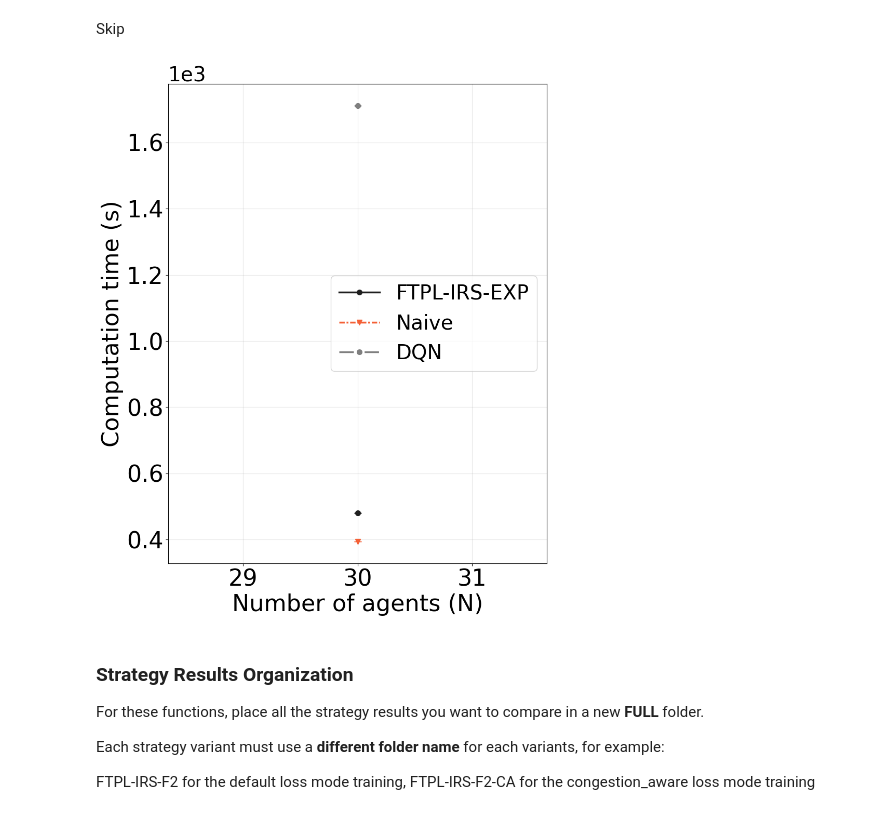
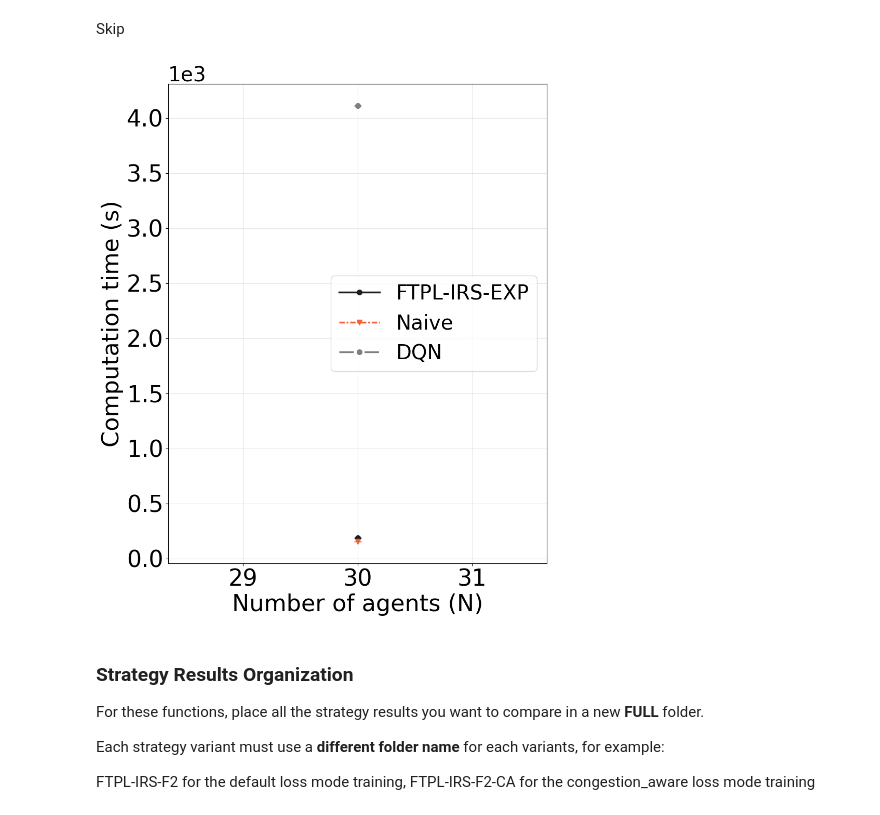
Before and after one commit to yaju1995/ecml2026, a Jupyter notebook: simulation/results_analysis-CA.ipynb, the cells around one changed output. Cells and saved outputs as stored; diff of their text form; code cells hidden in the pictures.

```diff
--- a/simulation/results_analysis-CA.ipynb
+++ b/simulation/results_analysis-CA.ipynb
@@ -21,9 +21,9 @@ Strategy.register("GREEDY", Baseline)
 Strategy.register("EV_DRL", DRL)
 # add drl
 
-
-base_path = "./results_ECML2026/"
-strategies_and_samples_dict = find_strategies_and_samples(base_path, verbose=True)
+# Base directory for this experiment
+BASE_PATH = "./results_ECML2026_30EVs_DRL_setup6_2000eps_test/"
+strategies_and_samples_dict = find_strategies_and_samples(BASE_PATH, verbose=True)
 # %% [output]
 Strategies and samples found:
   - CA: 1
@@ -32,5 +32,13 @@ Strategies and samples found:
   - tables: 2
 # %% [markdown]
 ## Load all results
+# %%
+# Subdirectories
+RESULT_PATH = os.path.join(BASE_PATH, "CA")
+SAVE_PATH   = os.path.join(BASE_PATH, "images", "CA")
+TABLE_PATH = os.path.join(BASE_PATH, "tables")
+# Ensure all required directories exist
+for path in [BASE_PATH, RESULT_PATH, SAVE_PATH,TABLE_PATH]:
+    os.makedirs(path, exist_ok=True)
 # %%
 cmp = StrategyComparison(
@@ -80,20 +85,18 @@ with open(base_path+"tables/computation_table.pkl", "wb") as f:
     pickle.dump(computation_table, f)
 # %%
-base_path = "./results_ECML2026/"
-
-sc = StrategyComparison(path=base_path+"CA/", n_agents=30, verbose=False)  # n_agents here doesn't matter for plotting pickle
+sc = StrategyComparison(path=RESULT_PATH, n_agents=30, verbose=False)  # n_agents here doesn't matter for plotting pickle
 full_df = sc.plot_mean_computation_time_vs_N_from_pickle(
-    pkl_path=base_path+"tables/computation_table.pkl",
+    pkl_path=BASE_PATH+"tables/computation_table.pkl",
     loglog=False,
-    save_path=base_path+"images"+"/mean_time_vs_N_minmax.pdf",
+    save_path=BASE_PATH+"images"+"/mean_time_vs_N_minmax.pdf",
     figsize=(9,11),
     linewidth=2.5
     , legend_fontsize=28,
     tick_fontsize=32,
     axis_label_fontsize=32,
 )
 # %% [output]
-[figure, old version]
+[figure, new version]
 # %% [markdown]
 ### Strategy Results Organization
 
```
Also changed, not shown: parts of 5 cells of this notebook, 15 other files.
